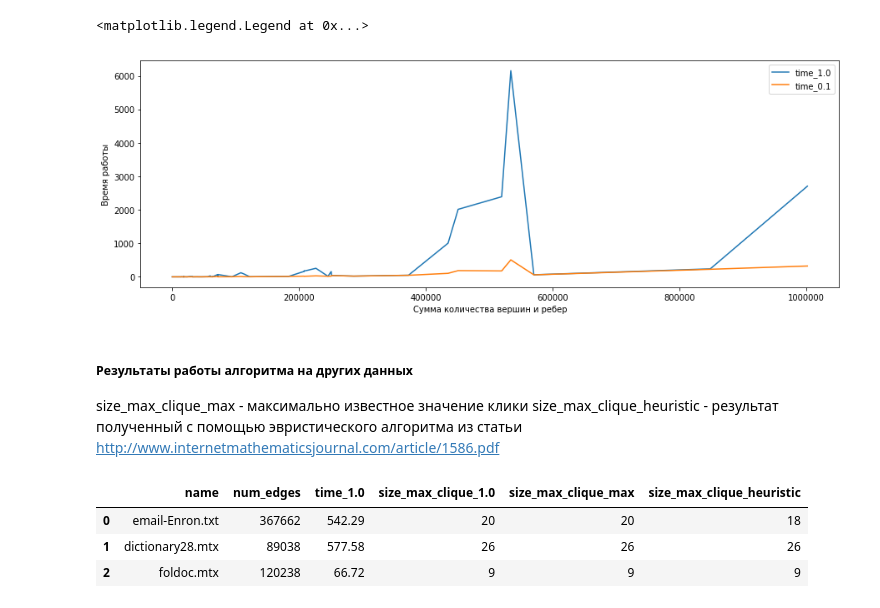
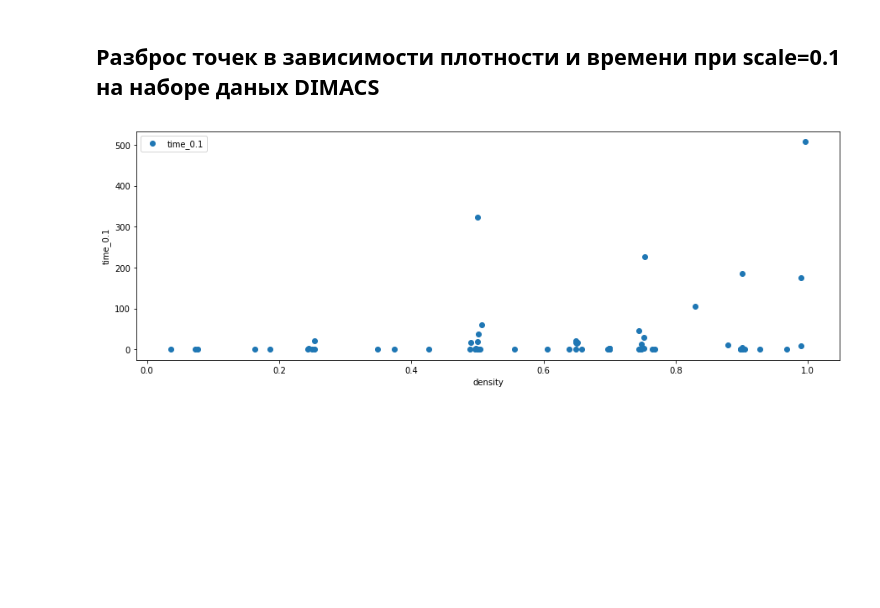
Before and after one commit to stacy-s/MCP, a Jupyter notebook: data/results.ipynb, the cells around one changed output. Saved outputs shown, nothing was run; the diff lists cells and outputs as text; code cells hidden in the pictures; blank space fills up the shorter version.

```diff
--- a/data/results.ipynb
+++ b/data/results.ipynb
@@ -5 +9,9 @@ import pandas as pd
+# %%
+def build_density_time(df, name_col_x, name_col_y):
+    plt.rcParams['figure.figsize'] = (15, 5)
+    plt.xlabel(name_col_x)
+    plt.ylabel(name_col_y)
+    label = name_col_y
+    plt.scatter(df[name_col_x], df[name_col_y], label=label)
+    plt.legend()
 # %% [markdown]
@@ -32,23 +45,6 @@ dm
-# %%
-dm = dm.dropna()
-plt.rcParams['figure.figsize'] = (15, 5)
-plt.xlabel('Сумма количества вершин и ребер')
-plt.ylabel('Время работы')
-plt.plot(dm['sum_vertices_edges'], dm['time_1.0'], label='time_1.0')
-plt.plot(dm['sum_vertices_edges'], dm['time_0.1'], label='time_0.1')
-plt.legend()
-# %% [output]
-<matplotlib.legend.Legend at 0x...>
-[figure, removed]
-# %% [markdown]
-##### Результаты работы алгоритма на других данных
-size_max_clique_max - максимально известное значение клики
-size_max_clique_heuristic - результат полученный с помощью эвристического алгоритма из статьи http://www.internetmathematicsjournal.com/article/1586.pdf
-# %%
-df = pd.read_csv('def.csv')
-df
-# %% [output]
-|  | name | num_edges | time_1.0 | size_max_clique_1.0 | size_max_clique_max | size_max_clique_heuristic |
-| 0 | email-Enron.txt | 367662 | 542.29 | 20 | 20 | 18 |
-| 1 | dictionary28.mtx | 89038 | 577.58 | 26 | 26 | 26 |
-| 2 | foldoc.mtx | 120238 | 66.72 | 9 | 9 | 9 |
+# %% [markdown]
+## Разброс точек в зависимости плотности и времени при scale=0.1 на наборе даных DIMACS
+# %%
+build_density_time(dm, name_col_x='density', name_col_y='time_0.1')
+# %% [output]
+[figure, added]
```
Also changed, not shown: parts of 12 cells of this notebook, 5 other files.
